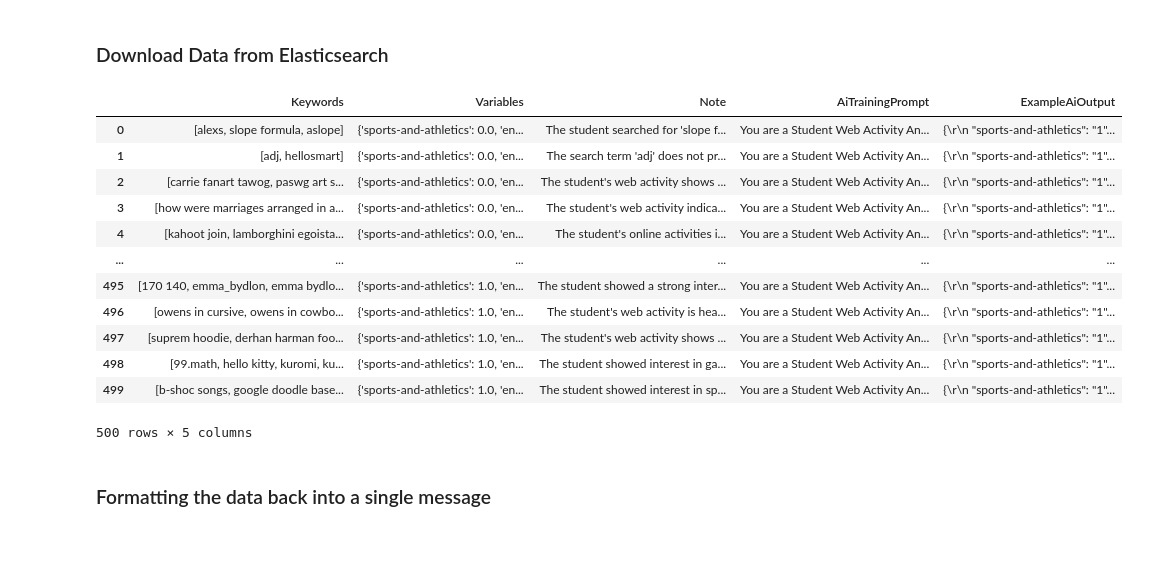
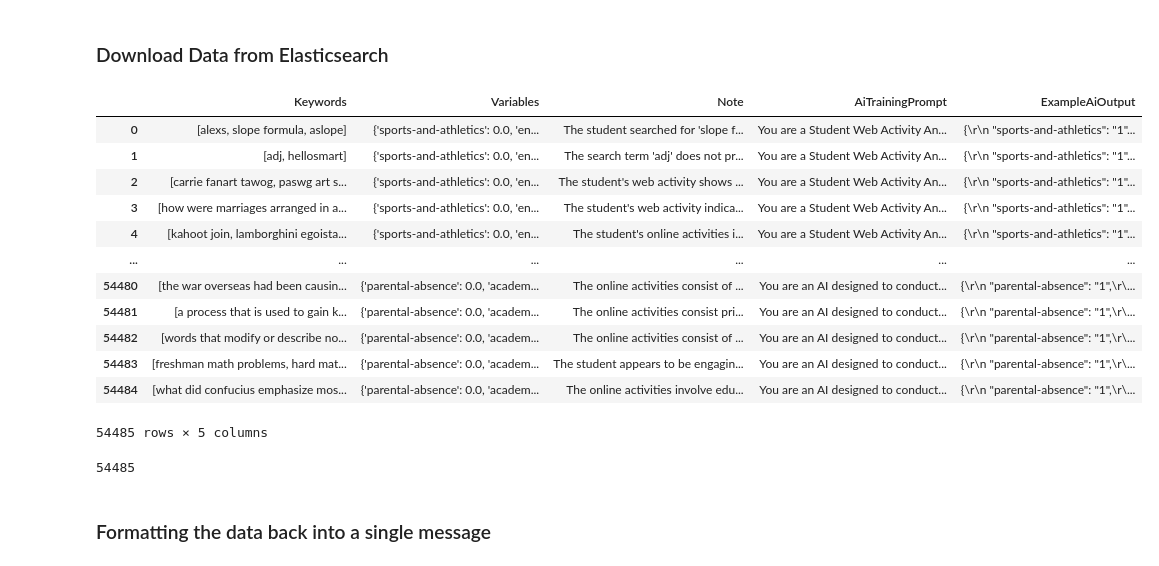
Before and after one commit to drachs/discern_finetune, a Jupyter notebook: mistral-finetune-own-data.ipynb, the cells around one changed output. Saved outputs shown, nothing was run; the diff lists cells and outputs as text; code cells hidden in the pictures.

```diff
--- a/mistral-finetune-own-data.ipynb
+++ b/mistral-finetune-own-data.ipynb
@@ -59,41 +75,57 @@ import pandas as pd
 
 es = Elasticsearch(
     'https://elastic-ksi-prod.es.us-east-1.aws.found.io:443',
     api_key=(os.getenv("ES_KEY_ID"), os.getenv("ES_KEY")),                  # Use this if you have an API key
 )
 
 # Define and Execute Query
 query = {
     "_source": ["AiTrainingPrompt", "Keywords", "ExampleAiOutput", "Variables", "Note"],
     "query": {
         "bool": {
             "must": [
                 {"match": {"ClinicalFrameworkName": "Students' Interests - Alpha"}},
                 {"match": {"IsSuccess": True}}
             ]
         }
     }
 }
-response = es.search(index="prod-gpt-response", body=query, size=500)
+
+scroll_timeout = "10m"
+response  = es.search(index="prod-gpt-response", body=query, scroll=scroll_timeout, size=1000)
+scroll_id = response['_scroll_id']
+hits = response['hits']['hits']
+
+while True:
+    response = es.scroll(scroll_id=scroll_id, scroll=scroll_timeout)
+
+    if not response['hits']['hits']:
+        break
+
+    scroll_id = response['_scroll_id']
+    hits.extend(response['hits']['hits'])
 
 # Process and Display Data
-hits = response['hits']['hits']
 data = pd.DataFrame([hit['_source'] for hit in hits])
 display(data)
 # %% [output]
 |  | Keywords | Variables | Note | AiTrainingPrompt | ExampleAiOutput |
 | 0 | [alexs, slope formula, aslope] | {'sports-and-athletics': 0.0, 'en... | The student searched for 'slope f... | You are a Student Web Activity An... | {\r\n "sports-and-athletics": "1"... |
 | 1 | [adj, hellosmart] | {'sports-and-athletics': 0.0, 'en... | The search term 'adj' does not pr... | You are a Student Web Activity An... | {\r\n "sports-and-athletics": "1"... |
 | 2 | [carrie fanart tawog, paswg art s... | {'sports-and-athletics': 0.0, 'en... | The student's web activity shows ... | You are a Student Web Activity An... | {\r\n "sports-and-athletics": "1"... |
 | 3 | [how were marriages arranged in a... | {'sports-and-athletics': 0.0, 'en... | The student's web activity indica... | You are a Student Web Activity An... | {\r\n "sports-and-athletics": "1"... |
 | 4 | [kahoot join, lamborghini egoista... | {'sports-and-athletics': 0.0, 'en... | The student's online activities i... | You are a Student Web Activity An... | {\r\n "sports-and-athletics": "1"... |
 | ... | ... | ... | ... | ... | ... |
-| 495 | [170 140, emma_bydlon, emma bydlo... | {'sports-and-athletics': 1.0, 'en... | The student showed a strong inter... | You are a Student Web Activity An... | {\r\n "sports-and-athletics": "1"... |
-| 496 | [owens in cursive, owens in cowbo... | {'sports-and-athletics': 1.0, 'en... | The student's web activity is hea... | You are a Student Web Activity An... | {\r\n "sports-and-athletics": "1"... |
-| 497 | [suprem hoodie, derhan harman foo... | {'sports-and-athletics': 1.0, 'en... | The student's web activity shows ... | You are a Student Web Activity An... | {\r\n "sports-and-athletics": "1"... |
-| 498 | [99.math, hello kitty, kuromi, ku... | {'sports-and-athletics': 1.0, 'en... | The student showed interest in ga... | You are a Student Web Activity An... | {\r\n "sports-and-athletics": "1"... |
-| 499 | [b-shoc songs, google doodle base... | {'sports-and-athletics': 1.0, 'en... | The student showed interest in sp... | You are a Student Web Activity An... | {\r\n "sports-and-athletics": "1"... |
+| 54480 | [the war overseas had been causin... | {'parental-absence': 0.0, 'academ... | The online activities consist of ... | You are an AI designed to conduct... | {\r\n "parental-absence": "1",\r\... |
+| 54481 | [a process that is used to gain k... | {'parental-absence': 0.0, 'academ... | The online activities consist pri... | You are an AI designed to conduct... | {\r\n "parental-absence": "1",\r\... |
+| 54482 | [words that modify or describe no... | {'parental-absence': 0.0, 'academ... | The online activities consist of ... | You are an AI designed to conduct... | {\r\n "parental-absence": "1",\r\... |
+| 54483 | [freshman math problems, hard mat... | {'parental-absence': 0.0, 'academ... | The student appears to be engagin... | You are an AI designed to conduct... | {\r\n "parental-absence": "1",\r\... |
+| 54484 | [what did confucius emphasize mos... | {'parental-absence': 0.0, 'academ... | The online activities involve edu... | You are an AI designed to conduct... | {\r\n "parental-absence": "1",\r\... |
-500 rows × 5 columns
+54485 rows × 5 columns
+# %%
+len(data)
+# %% [output]
+54485
 # %% [markdown]
 ### Formatting the data back into a single message
 # %%
```
Also changed, not shown: parts of 23 cells of this notebook.
